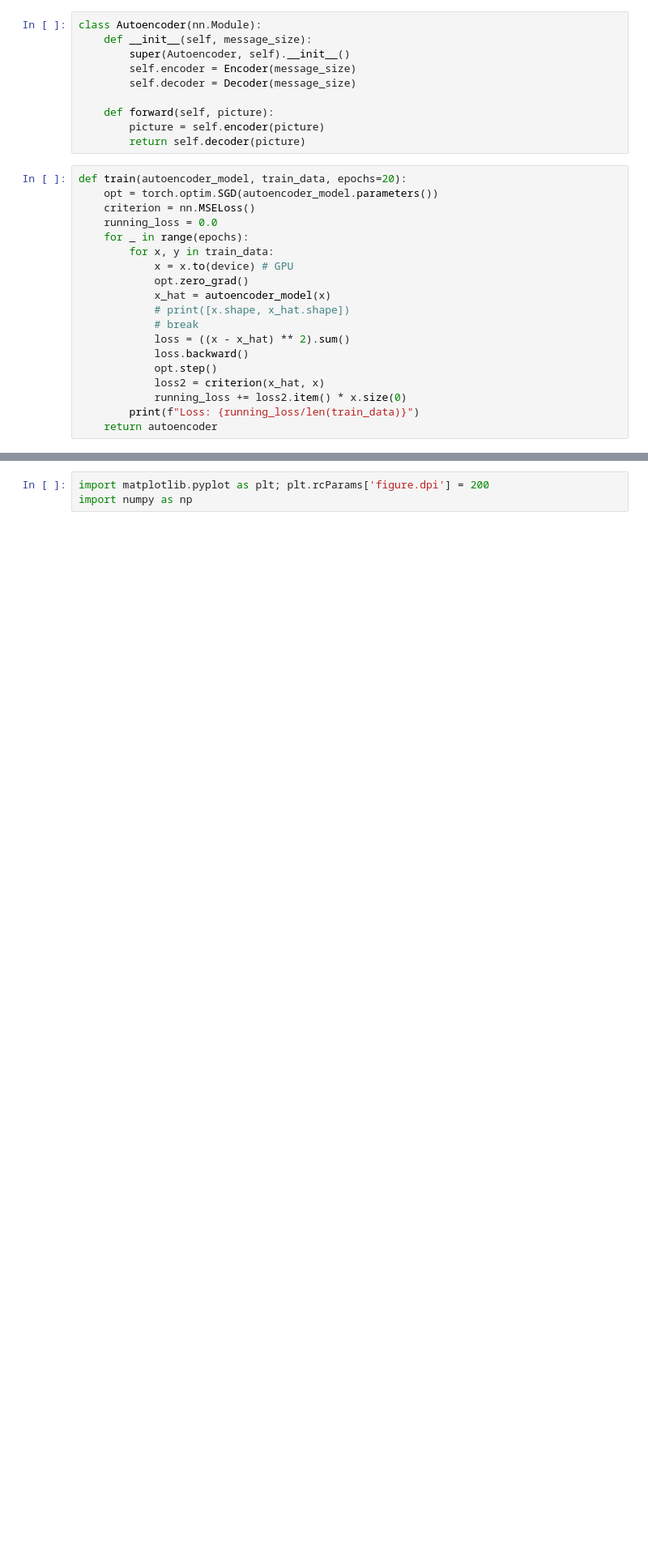
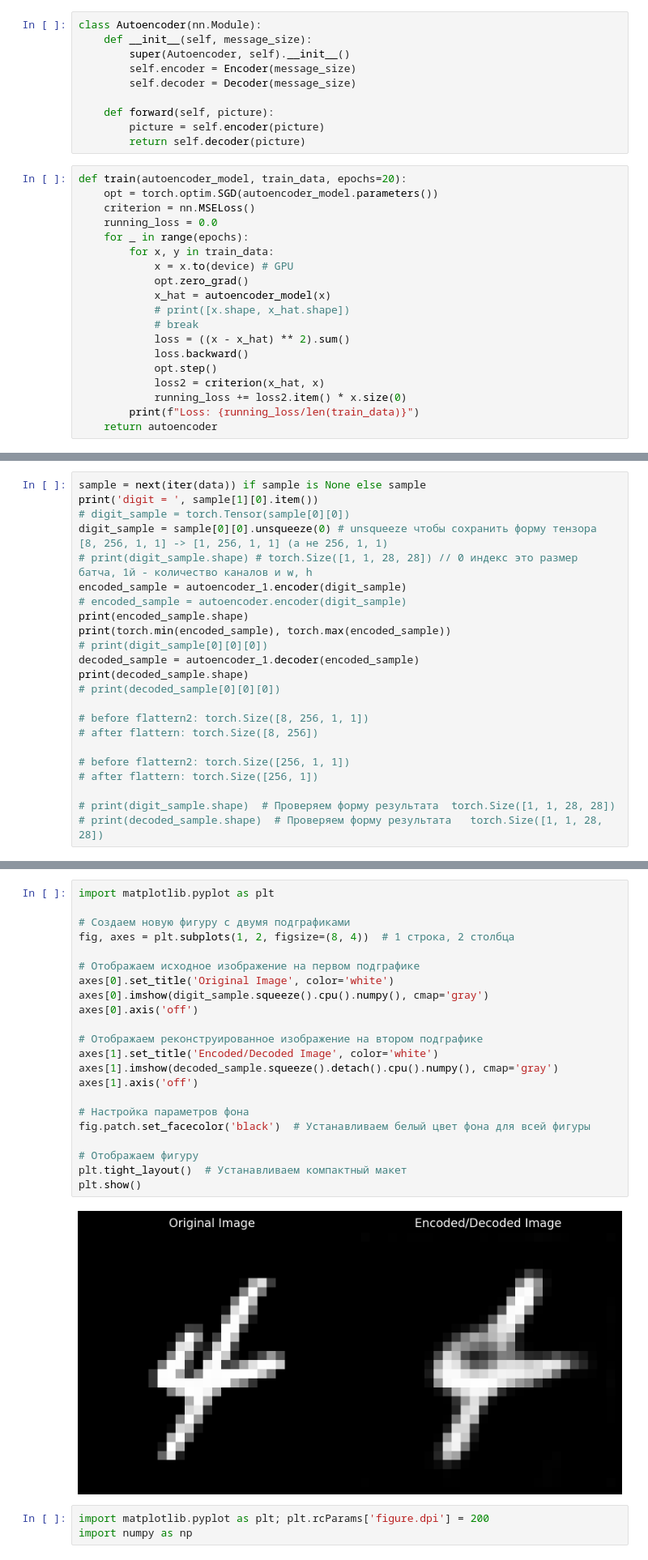
Before and after one commit to AlexanderFA/susu_synthetic_media, a Jupyter notebook: lab2/vae-cnn.ipynb, the cells around one changed output, grey strips where cells are left out. Shown: that part at 81% size. Saved outputs shown, nothing was run; the diff lists cells and outputs as text; blank space fills up the shorter version.

```diff
--- a/lab2/vae-cnn.ipynb
+++ b/lab2/vae-cnn.ipynb
@@ -215,0 +114,23 @@ tensor([[[[6.9348e-03, 7.4691e-04, 7.8957e-04,  ..., 1.2183e-03,
+# %%
+sample = next(iter(data)) if sample is None else sample
+print('digit = ', sample[1][0].item())
+# digit_sample = torch.Tensor(sample[0][0])
+digit_sample = sample[0][0].unsqueeze(0) # unsqueeze чтобы сохранить форму тензора [8, 256, 1, 1] -> [1, 256, 1, 1] (а не 256, 1, 1)
+# print(digit_sample.shape) # torch.Size([1, 1, 28, 28]) // 0 индекс это размер батча, 1й - количество каналов и w, h
+encoded_sample = autoencoder_1.encoder(digit_sample)
+# encoded_sample = autoencoder.encoder(digit_sample)
+print(encoded_sample.shape)
+print(torch.min(encoded_sample), torch.max(encoded_sample))
+# print(digit_sample[0][0][0])
+decoded_sample = autoencoder_1.decoder(encoded_sample)
+print(decoded_sample.shape)
+# print(decoded_sample[0][0][0])
+
+# before flattern2: torch.Size([8, 256, 1, 1])
+# after flattern: torch.Size([8, 256])
+
+# before flattern2: torch.Size([256, 1, 1])
+# after flattern: torch.Size([256, 1])
+
+# print(digit_sample.shape)  # Проверяем форму результата  torch.Size([1, 1, 28, 28])
+# print(decoded_sample.shape)  # Проверяем форму результата   torch.Size([1, 1, 28, 28])
@@ -216,3 +142,27 @@ tensor([[[[6.9348e-03, 7.4691e-04, 7.8957e-04,  ..., 1.2183e-03,
+# %%
+import matplotlib.pyplot as plt
+
+# Создаем новую фигуру с двумя подграфиками
+fig, axes = plt.subplots(1, 2, figsize=(8, 4))  # 1 строка, 2 столбца
+
+# Отображаем исходное изображение на первом подграфике
+axes[0].set_title('Original Image', color='white')
+axes[0].imshow(digit_sample.squeeze().cpu().numpy(), cmap='gray')
+axes[0].axis('off')
+
+# Отображаем реконструированное изображение на втором подграфике
+axes[1].set_title('Encoded/Decoded Image', color='white')
+axes[1].imshow(decoded_sample.squeeze().detach().cpu().numpy(), cmap='gray')
+axes[1].axis('off')
+
+# Настройка параметров фона
+fig.patch.set_facecolor('black')  # Устанавливаем белый цвет фона для всей фигуры
+
+# Отображаем фигуру
+plt.tight_layout()  # Устанавливаем компактный макет
+plt.show()
+# %% [output]
+[figure, added]
 # %%
 import matplotlib.pyplot as plt; plt.rcParams['figure.dpi'] = 200
 import numpy as np
```
Also changed, not shown: parts of 18 cells of this notebook.
